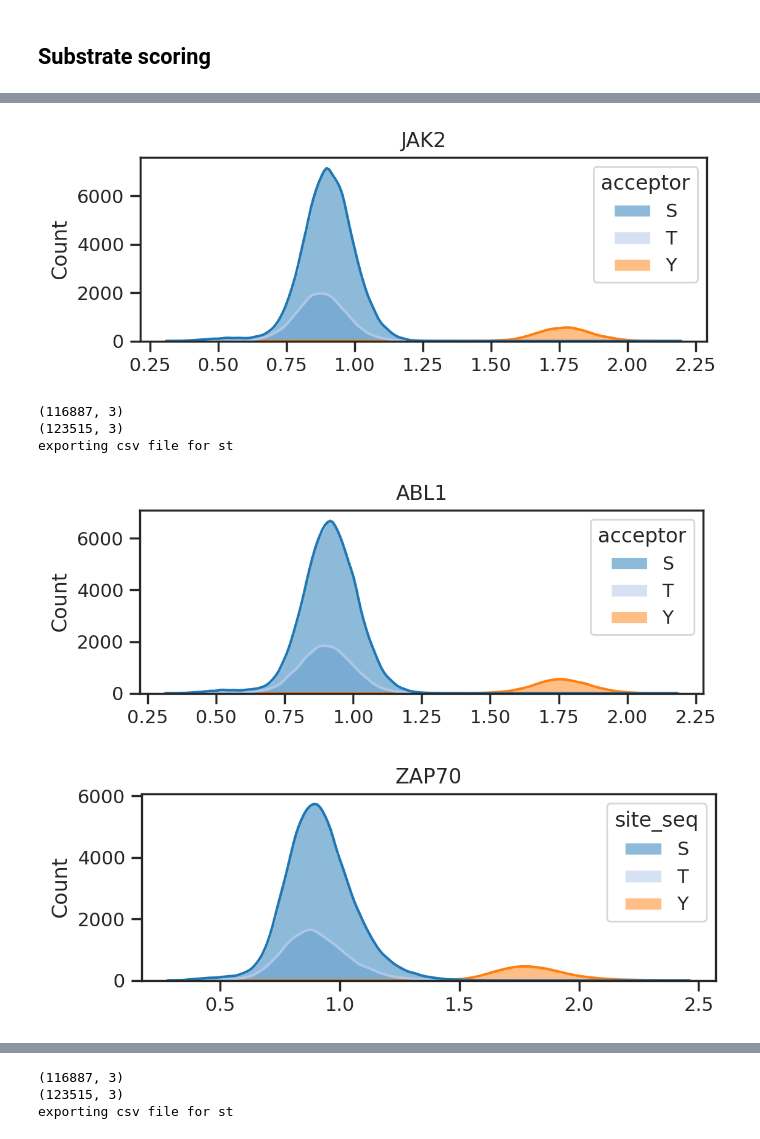
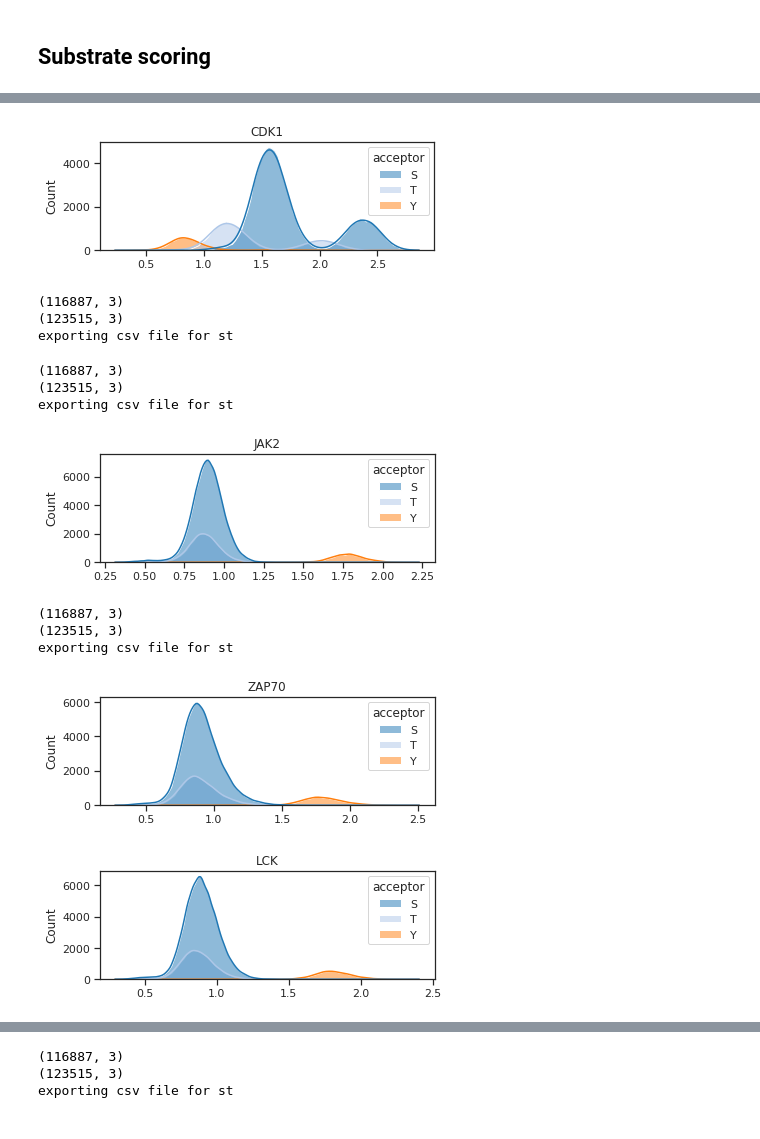
Before and after one commit to sky1ove/katlas, a Jupyter notebook: nbs/paper_07_Phosphoproteomics_scoring.ipynb, the cells around one changed output, grey strips where cells are left out. Saved outputs shown, nothing was run; the diff lists cells and outputs as text; code cells hidden in the pictures.

```diff
--- a/nbs/paper_07_Phosphoproteomics_scoring.ipynb
+++ b/nbs/paper_07_Phosphoproteomics_scoring.ipynb
@@ -205,0 +214,2 @@ df = unique.copy()
+# %%
+results = predict_kinase_df(unique,'site_seq',**param_CDDM_upper)
@@ -205,0 +228,2 @@ df = unique.copy()
+# %%
+df = pd.concat([unique,results],axis=1)
@@ -225,5 +247,0 @@ ref = Data.get_ks_upper()
-# %%
-df['site_seq']=df.site_seq.str.replace('U','_')
-df['site_seq']=df.site_seq.str.replace('X','_')
-# for pspa or combine
-# df['short_site_seq'] = df.site_seq.str[-5+7:5+7]
@@ -384,7 +257,7 @@ hist_params = {'element':'poly',
 # %%
-def plot_hist(kinase):
+def plot_hist(df,kinase):
     plt.figure(figsize=(6,2))
-    sns.histplot(data=results,x=kinase,hue=unique.acceptor,**hist_params)
+    sns.histplot(data=df,x=kinase,hue=df.acceptor,**hist_params)
     plt.xlabel('')
     plt.title(kinase)
 # %%
@@ -458,7 +289,23 @@ def get_genes(kinase,s=None,t=None,y=None,export=True):
+# %%
+plot_hist(df,'CDK1')
+# %% [output]
+[figure, added]
+# %%
+y = get_genes('CDK1',s=2.0,t=1.65)
+# %% [output]
+(116887, 3)
+(123515, 3)
+exporting csv file for st
+# %%
+y = get_genes('CDK1',s=2.0,t=1.65)
+# %% [output]
+(116887, 3)
+(123515, 3)
+exporting csv file for st
 # %%
-plot_hist('JAK2') # Y: 2.0
+plot_hist(df,'JAK2')# Y: 2.0
 # %% [output]
-[figure, old version]
+[figure, new version]
 # %%
 _ = get_genes('JAK2',y=2.0)
 # %% [output]
@@ -466,11 +313,11 @@ _ = get_genes('JAK2',y=2.0)
 (123515, 3)
 exporting csv file for st
 # %%
-plot_hist('ABL1') # Y: 2.0
+plot_hist(df,'ZAP70') # Y: 2.1
 # %% [output]
-[figure, old version]
+[figure, new version]
 # %%
-plot_hist('ZAP70') # Y: 2.1
+plot_hist(df,'LCK') # Y: 2.1
 # %% [output]
-[figure, old version]
+[figure, new version]
 # %%
```
Also changed, not shown: parts of 70 cells of this notebook, 17 other files.
